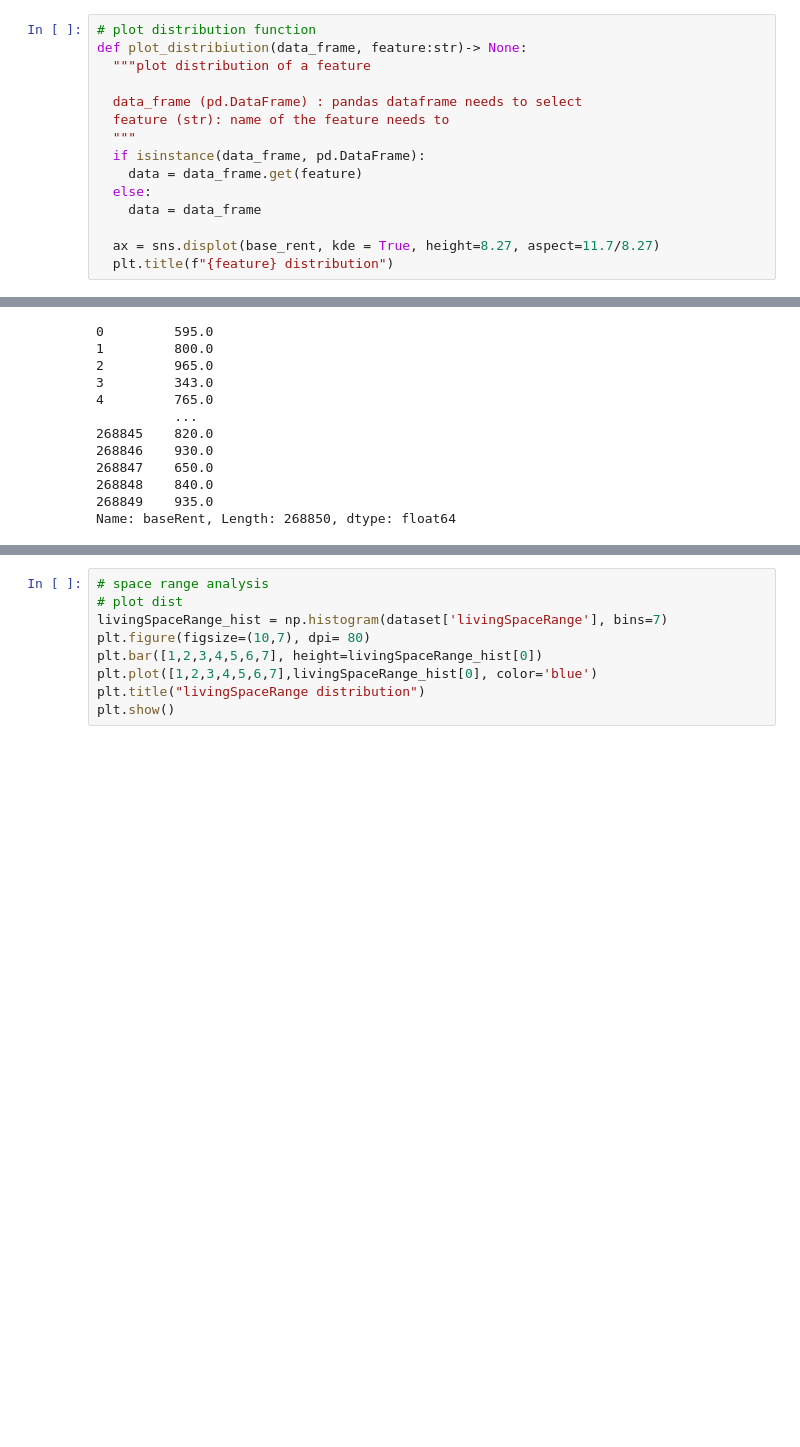
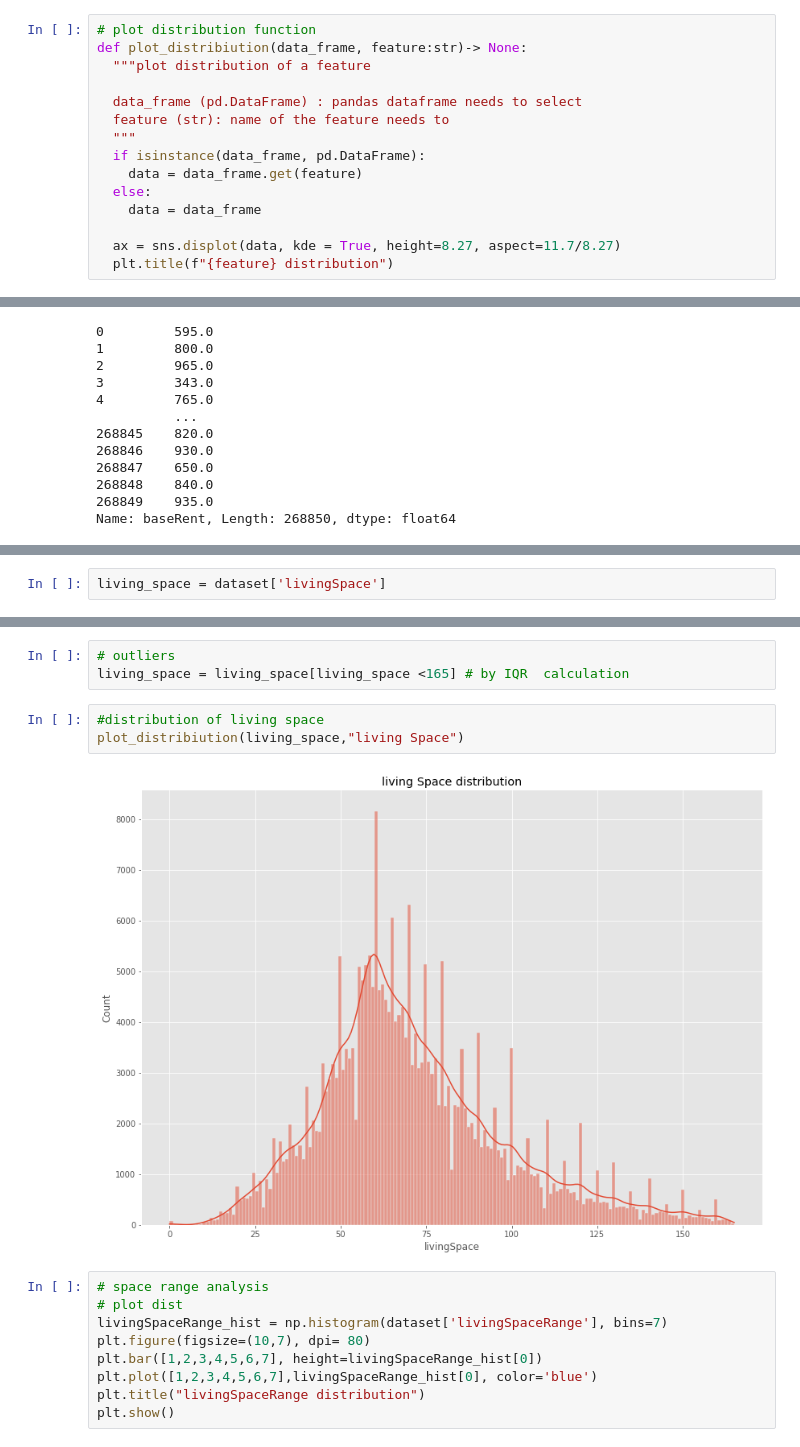
Before and after one commit to pouyazhd/TalentMind1, a Jupyter notebook: TalentMind1.ipynb, the cells around one changed output, grey strips where cells are left out. Drawn from its saved outputs; the diff is of its cells as text; blank space fills up the shorter version.

```diff
--- a/TalentMind1.ipynb
+++ b/TalentMind1.ipynb
@@ -253,7 +257,7 @@ def plot_distribiution(data_frame, feature:str)-> None:
   else:
     data = data_frame
 
-  ax = sns.displot(base_rent, kde = True, height=8.27, aspect=11.7/8.27)
+  ax = sns.displot(data, kde = True, height=8.27, aspect=11.7/8.27)
   plt.title(f"{feature} distribution")
 # %% [markdown]
 ## base rent
@@ -322,0 +312,2 @@ plt.show()
+# %%
+living_space = dataset['livingSpace']
@@ -323,3 +341,11 @@ plt.show()
+# %%
+# outliers
+living_space = living_space[living_space <165] # by IQR  calculation
+# %%
+#distribution of living space
+plot_distribiution(living_space,"living Space")
+# %% [output]
+[figure, added]
 # %%
 # space range analysis
 # plot dist
```
Also changed, not shown: parts of 19 cells of this notebook.
